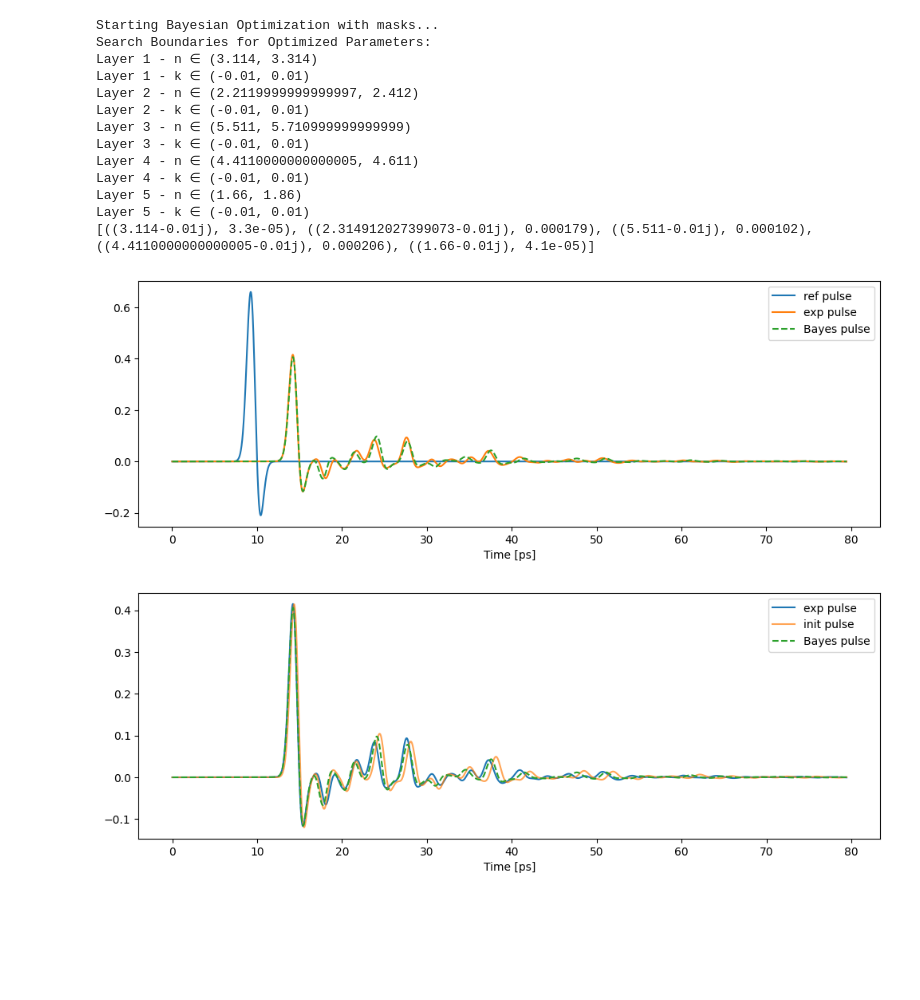
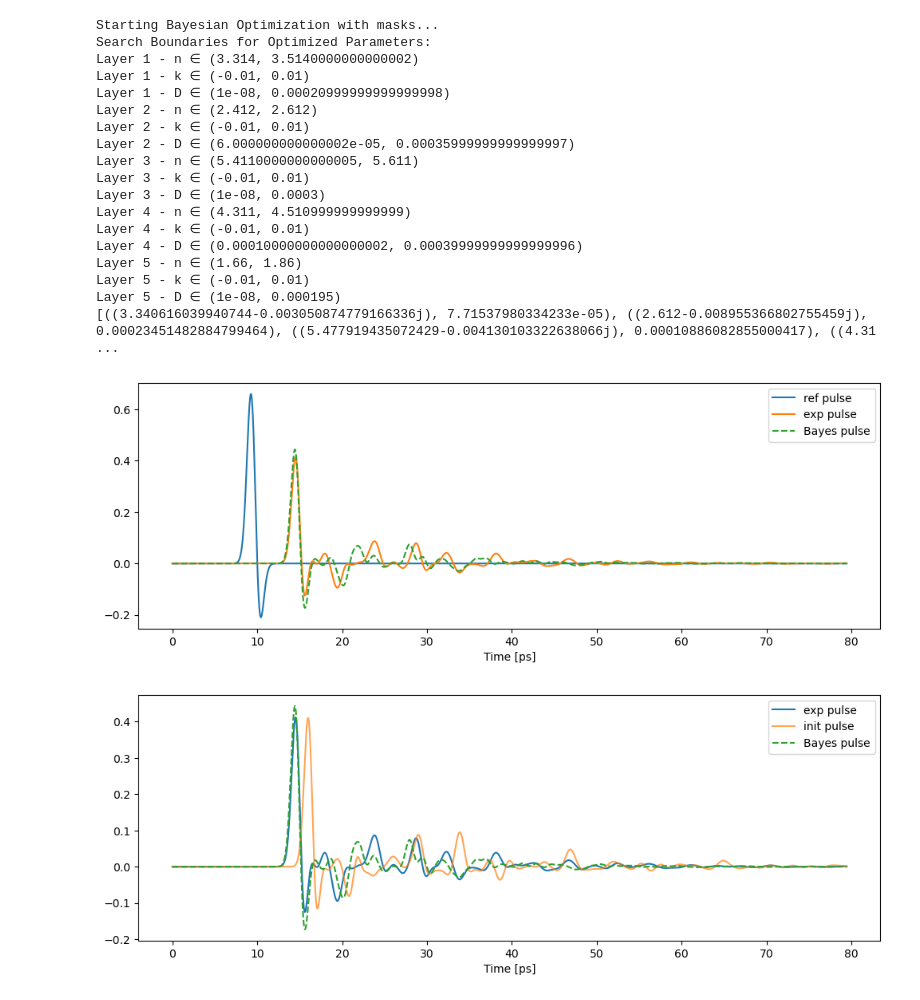
Before and after one commit to Va2w07/Vasilis, a Jupyter notebook: Layered_extractions/5_layer_samples/5_layer_simulated.ipynb, the cells around one changed output. Cells and saved outputs as stored; diff of their text form; code cells hidden in the pictures; blank space fills up the shorter version.

```diff
--- a/Layered_extractions/5_layer_samples/5_layer_simulated.ipynb
+++ b/Layered_extractions/5_layer_samples/5_layer_simulated.ipynb
@@ -45,9 +45,9 @@ L = 2**12  # Number of time points
 # Generate reference pulse
 reference_pulse = simulate_reference(L, deltat)
 
-n_values = [3.364, 2.522, 5.411, 4.213, 1.66]
-k_values = [-0.000356, -0.003711, -0.005331, -0.008436, -0.009043]
-d_values = [3.3e-05, 0.000179, 0.000102, 0.000206, 4.1e-05]
+n_values = [3.4, 2.5, 5.4, 4.2, 1.7]
+k_values = [-0.006, -0.004, -0.005, -0.001, -0.01]
+d_values = [7e-05, 0.0002, 0.0001, 0.0002, 5e-05]
 
 # Experimental material parameters (ground truth)
 material_params_exp = [[(n_values[i] + 1j * k_values[i]), d_values[i]] for i in range(len(n_values))]
@@ -98,27 +98,30 @@ Total Thickness: 561.0 µm
 """
 | Refractive Index | Absorption Coeff | Thickness [µm] |
 |------------------|------------------|----------------|
-|            3.364 |        -0.000356 |      3.300e-05 |
-|            2.522 |        -0.003711 |      1.790e-04 |
-|            5.411 |        -0.005331 |      1.020e-04 |
-|            4.213 |        -0.008436 |      2.060e-04 |
-|            1.660 |        -0.009043 |      4.100e-05 |
+|            3.400 |        -0.006000 |      7.000e-05 |
+|            2.500 |        -0.004000 |      2.000e-04 |
+|            5.400 |        -0.005000 |      1.000e-04 |
+|            4.200 |        -0.001000 |      2.000e-04 |
+|            1.700 |        -0.010000 |      5.000e-05 |
+(Negative absorption coeff means loss in the material.)
+
+Total Thickness: 620.0 µm
 """
 
-n_inits = [3.214, 2.312, 5.611, 4.511, 1.76]
+n_inits = [3.414, 2.512, 5.511, 4.411, 1.76]
 k_inits = [0, 0, 0, 0, 0]
-d_inits = [3.3e-05, 0.000179, 0.000102, 0.000206, 4.1e-05]
+d_inits = [6e-05, 2.1e-4, 1.5e-4, 2.5e-4, 4.5e-05]
 
 
 layers_init = [[(n_inits[i] + 1j * k_inits[i]), d_inits[i]] for i in range(len(n_inits))]
 
 # Optimize with fixed thickness
 optimization_mask = [
-    (True, True, False),
-    (True, True, False),
-    (True, True, False),
-    (True, True, False),
-    (True, True, False)
+    (True, True, True),
+    (True, True, True),
+    (True, True, True),
+    (True, True, True),
+    (True, True, True)
 ]
 
 initial_pulse = simulate_parallel(reference_pulse, layers_init, deltat)[1].detach().cpu().numpy()[:L]
@@ -126,37 +129,42 @@ initial_pulse = simulate_parallel(reference_pulse, layers_init, deltat)[1].detac
 Bayesian_optimizer = BayesianLayeredExtractor(reference_pulse, experimental_pulse, deltat, layers_init, optimize_mask=optimization_mask)
 Bayesian_inits = Bayesian_optimizer.bayesian_optimization(n_calls=60)
 
 Bayesian_pulse = simulate_parallel(reference_pulse, Bayesian_inits, deltat, noise_level=0)[1].detach().cpu().numpy()[:L]
 
 print(Bayesian_inits)
 plt.figure(figsize=(12,4))
 plt.plot(t_axis*1e12, reference_pulse, label='ref pulse')
 plt.plot(t_axis*1e12, experimental_pulse.detach().cpu().numpy(), label='exp pulse')
 plt.plot(t_axis*1e12, Bayesian_pulse, label='Bayes pulse', linestyle='--')
 plt.xlabel('Time [ps]')
 plt.legend()
 plt.show()
 
 plt.figure(figsize=(12,4))
 plt.plot(t_axis*1e12, experimental_pulse.detach().cpu().numpy(), label='exp pulse')
 plt.plot(t_axis*1e12, initial_pulse, label='init pulse', alpha=0.7)
 plt.plot(t_axis*1e12, Bayesian_pulse, label='Bayes pulse', linestyle='--')
 plt.xlabel('Time [ps]')
 plt.legend()
 plt.show()
 # %% [output]
 Starting Bayesian Optimization with masks...
 Search Boundaries for Optimized Parameters:
-Layer 1 - n ∈ (3.114, 3.314)
+Layer 1 - n ∈ (3.314, 3.5140000000000002)
 Layer 1 - k ∈ (-0.01, 0.01)
-Layer 2 - n ∈ (2.2119999999999997, 2.412)
+Layer 1 - D ∈ (1e-08, 0.00020999999999999998)
+Layer 2 - n ∈ (2.412, 2.612)
 Layer 2 - k ∈ (-0.01, 0.01)
-Layer 3 - n ∈ (5.511, 5.710999999999999)
+Layer 2 - D ∈ (6.000000000000002e-05, 0.00035999999999999997)
+Layer 3 - n ∈ (5.4110000000000005, 5.611)
 Layer 3 - k ∈ (-0.01, 0.01)
-Layer 4 - n ∈ (4.4110000000000005, 4.611)
+Layer 3 - D ∈ (1e-08, 0.0003)
+Layer 4 - n ∈ (4.311, 4.510999999999999)
 Layer 4 - k ∈ (-0.01, 0.01)
+Layer 4 - D ∈ (0.00010000000000000002, 0.00039999999999999996)
 Layer 5 - n ∈ (1.66, 1.86)
 Layer 5 - k ∈ (-0.01, 0.01)
-[((3.114-0.01j), 3.3e-05), ((2.314912027399073-0.01j), 0.000179), ((5.511-0.01j), 0.000102), ((4.4110000000000005-0.01j), 0.000206), ((1.66-0.01j), 4.1e-05)]
+Layer 5 - D ∈ (1e-08, 0.000195)
+[((3.340616039940744-0.003050874779166336j), 7.71537980334233e-05), ((2.612-0.008955366802755459j), 0.00023451482884799464), ((5.477919435072429-0.004130103322638066j), 0.00010886082855000417), ((4.31 ...
-[figure, old version]
+[figure, new version]
-[figure, old version]
+[figure, new version]
```
Also changed, not shown: parts of 6 cells of this notebook, 1 other file.
